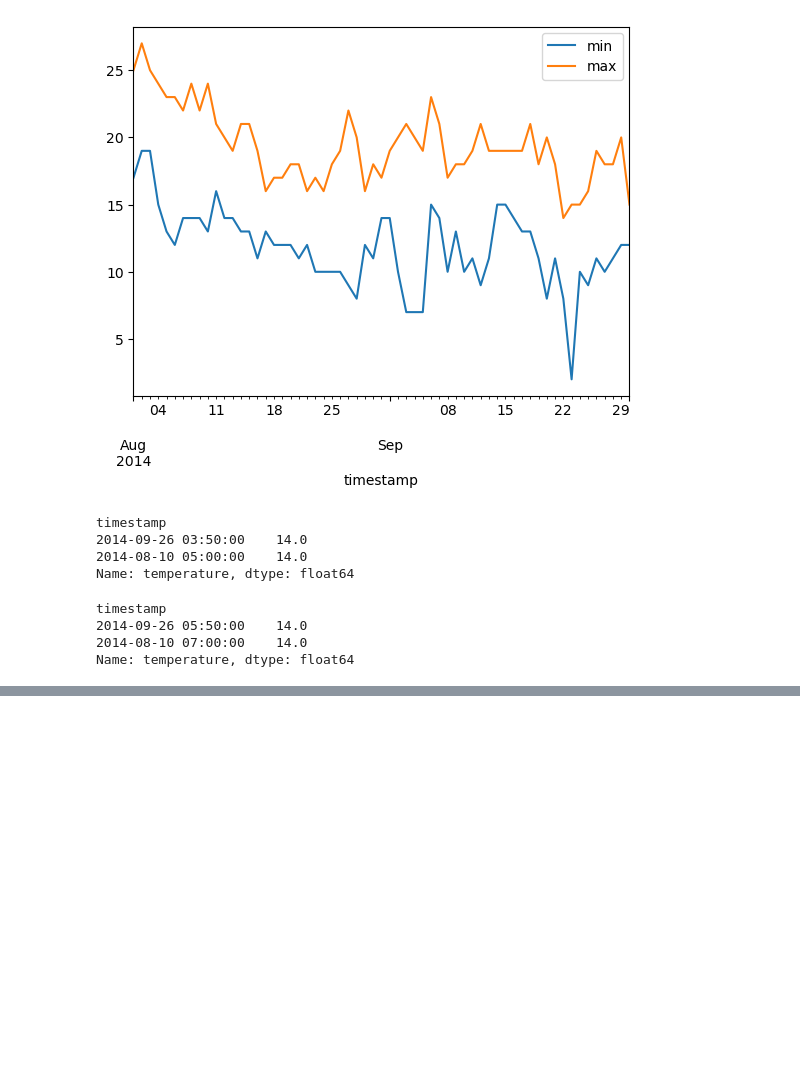
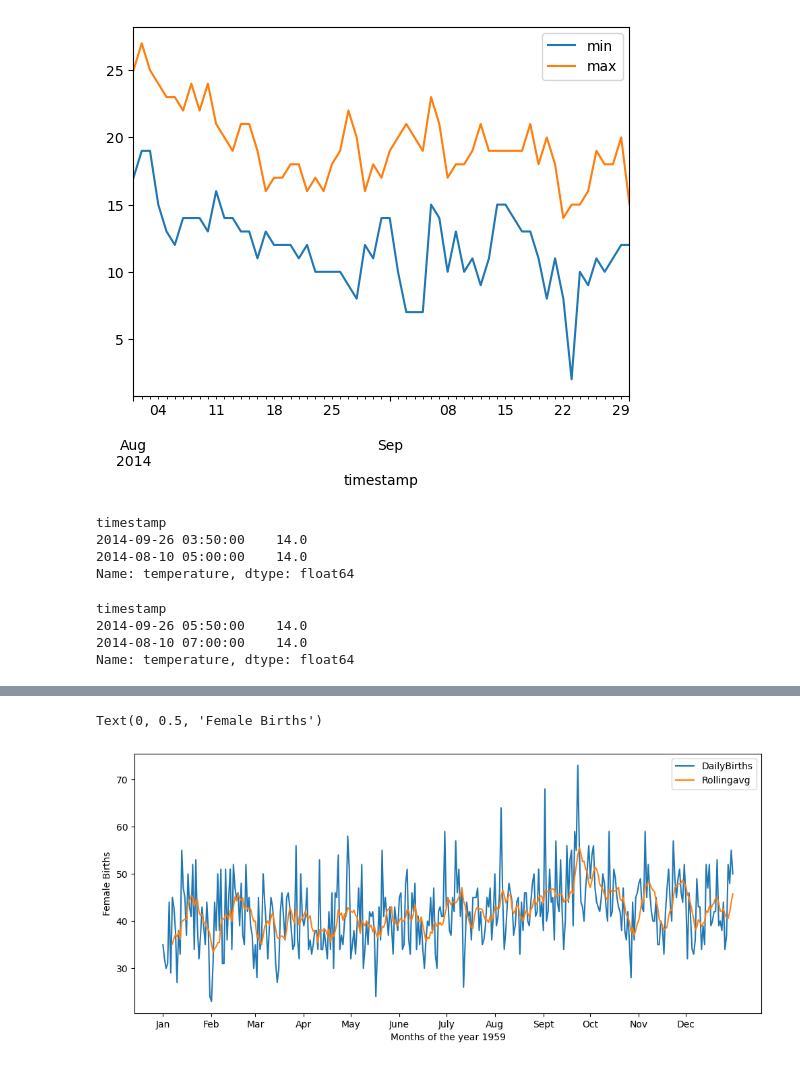
Before and after one commit to Dierckxj/Datascience-syntra, a Jupyter notebook: timeseries-pandas/timeseries-pandas.ipynb, the cells around one changed output, grey strips where cells are left out. Saved outputs shown, nothing was run; the diff lists cells and outputs as text; code cells hidden in the pictures; blank space fills up the shorter version.

```diff
--- a/timeseries-pandas/timeseries-pandas.ipynb
+++ b/timeseries-pandas/timeseries-pandas.ipynb
@@ -272,0 +320,8 @@ Name: temperature, dtype: float64
+# %%
+# The rolling average or moving average is the simple mean of the last ‘n’ values.
+# computing a 7 day rolling average
+
+data[ '7day_rolling_avg' ] = data.Births.rolling( 7).mean()
+
+# viewing the dataset
+display(data.head(10))
@@ -272,0 +340,33 @@ Name: temperature, dtype: float64
+# %%
+# set figure size
+plt.figure( figsize = ( 12, 5))
+
+# plot a simple time series plot
+# using seaborn.lineplot()
+sns.lineplot( x = 'Date',
+			y = 'Births',
+			data = data,
+			label = 'DailyBirths')
+
+# plot using rolling average
+sns.lineplot( x = 'Date',
+			y = '7day_rolling_avg',
+			data = data,
+			label = 'Rollingavg')
+
+plt.xlabel('Months of the year 1959')
+
+# setting customized ticklabels for x axis
+pos = [ '1959-01-01', '1959-02-01', '1959-03-01', '1959-04-01',
+	'1959-05-01', '1959-06-01', '1959-07-01', '1959-08-01',
+	'1959-09-01', '1959-10-01', '1959-11-01', '1959-12-01']
+
+lab = [ 'Jan', 'Feb', 'Mar', 'Apr', 'May', 'June',
+	'July', 'Aug', 'Sept', 'Oct', 'Nov', 'Dec']
+
+plt.xticks( pos, lab)
+
+plt.ylabel('Female Births')
+# %% [output]
+Text(0, 0.5, 'Female Births')
+[figure, added]
```
Also changed, not shown: parts of 5 cells of this notebook.
